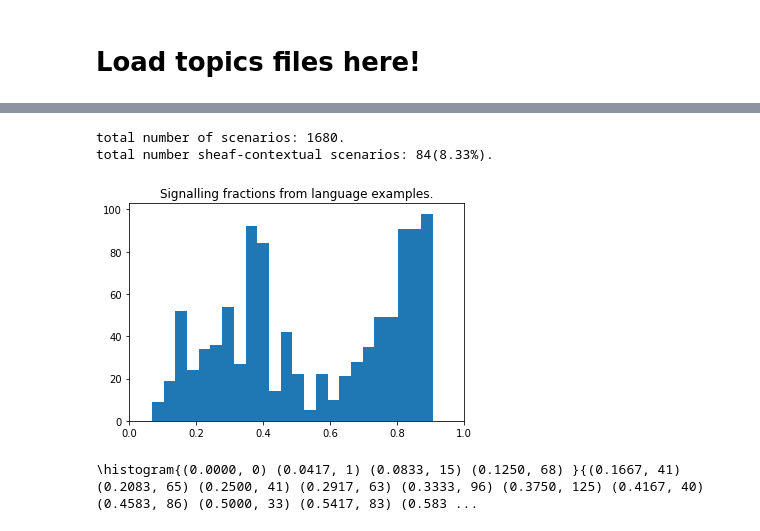
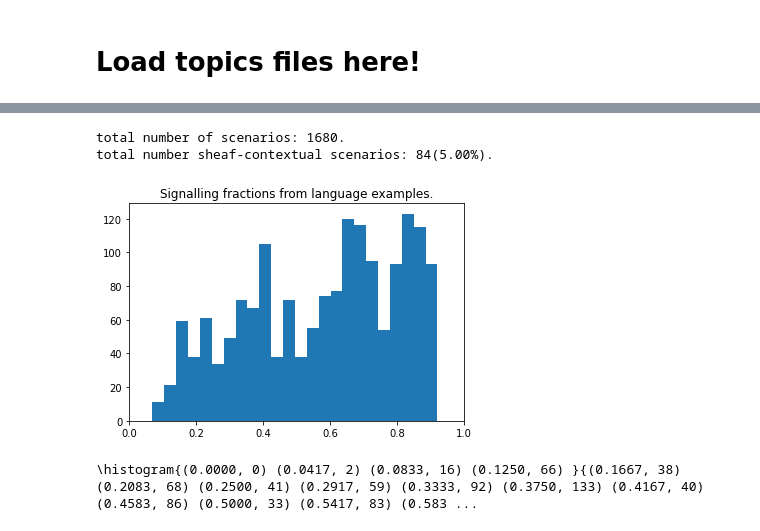
Before and after one commit to kinianlo/prlang, a Jupyter notebook: archive/verb.ipynb, the cells around one changed output, grey strips where cells are left out. Saved outputs shown, nothing was run; the diff lists cells and outputs as text; code cells hidden in the pictures.

```diff
--- a/archive/verb.ipynb
+++ b/archive/verb.ipynb
@@ -307,27 +308,27 @@ df
 # %%
 import matplotlib.pyplot as plt
 print(f"total number of scenarios: {len(sfs_list)}.")
-print(f"total number sheaf-contextual scenarios: {len(sheaf_models_list)}({len(sheaf_models_list)/len(sfs)*100:.2f}%).")
-plt.hist(sfs, bins=24)
+print(f"total number sheaf-contextual scenarios: {len(sheaf_models_list)}({len(sheaf_models_list)/len(sfs_list)*100:.2f}%).")
+plt.hist(sfs_list, bins=24)
 
 plt.xlim((0,1))
 plt.title("Signalling fractions from language examples.")
 plt.show()
 
 freq, edge = np.histogram(sfs_list, range=(0, 1), bins=24)
 out1 = ''
 out2 = ''
 for f, e in zip(freq, edge[:-1]):
     if e < 1/6-1e-5:
         out1 += f"({e:.4f}, {f}) "
     else:
         out2 += f"({e:.4f}, {f}) "
 print(f'\\histogram{{{out1}}}{{{out2}}}')
 # %% [output]
 total number of scenarios: 1680.
-total number sheaf-contextual scenarios: 84(8.33%).
+total number sheaf-contextual scenarios: 84(5.00%).
-[figure, old version]
+[figure, new version]
-\histogram{(0.0000, 0) (0.0417, 1) (0.0833, 15) (0.1250, 68) }{(0.1667, 41) (0.2083, 65) (0.2500, 41) (0.2917, 63) (0.3333, 96) (0.3750, 125) (0.4167, 40) (0.4583, 86) (0.5000, 33) (0.5417, 83) (0.583 ...
+\histogram{(0.0000, 0) (0.0417, 2) (0.0833, 16) (0.1250, 66) }{(0.1667, 38) (0.2083, 68) (0.2500, 41) (0.2917, 59) (0.3333, 92) (0.3750, 133) (0.4167, 40) (0.4583, 86) (0.5000, 33) (0.5417, 83) (0.583 ...
 # %%
 # print(f"total number of scenarios: {len(cbds)}.")
 # plt.hist(cbds, bins=50)
```
Also changed, not shown: parts of 5 cells of this notebook.
